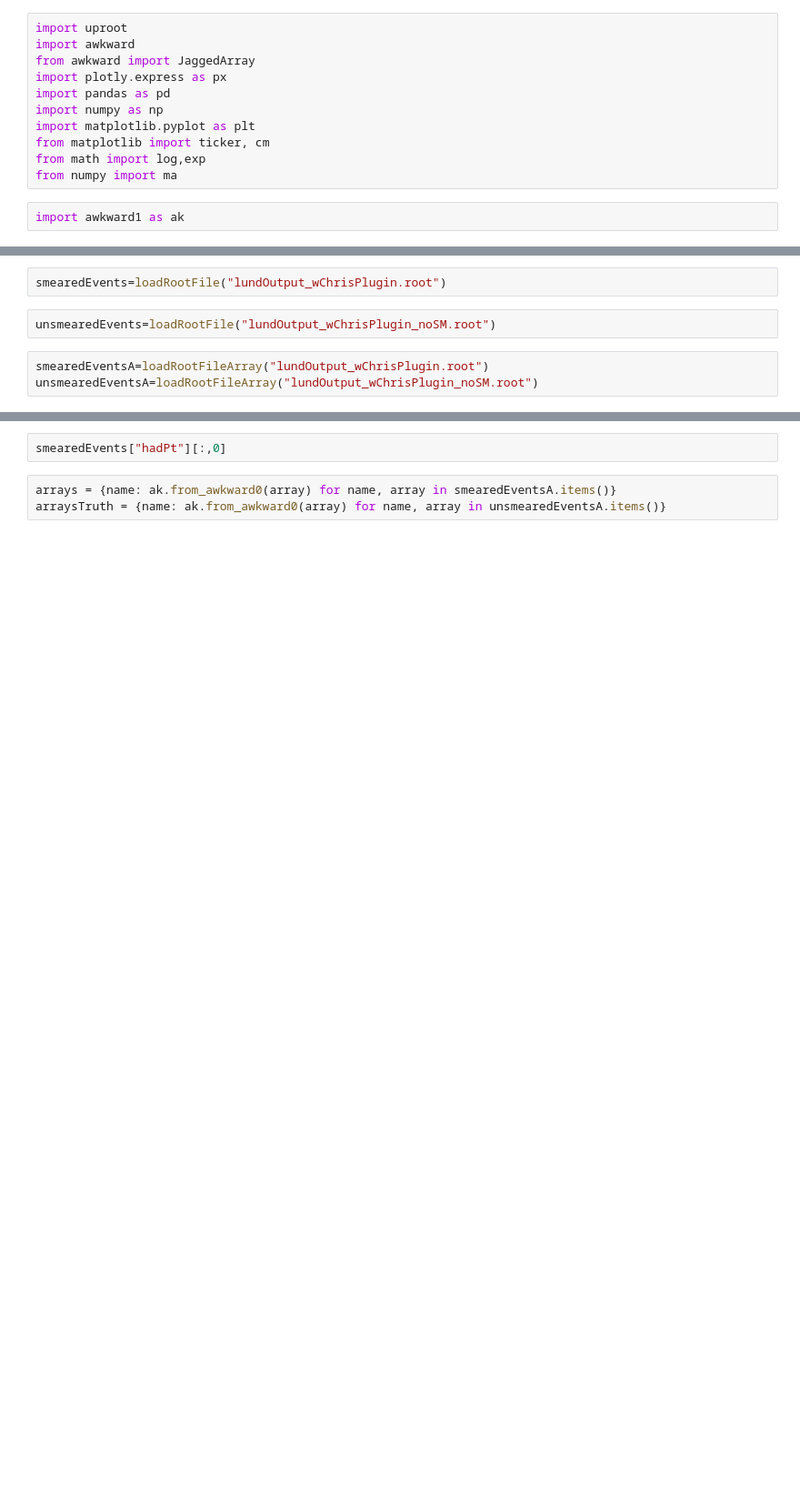
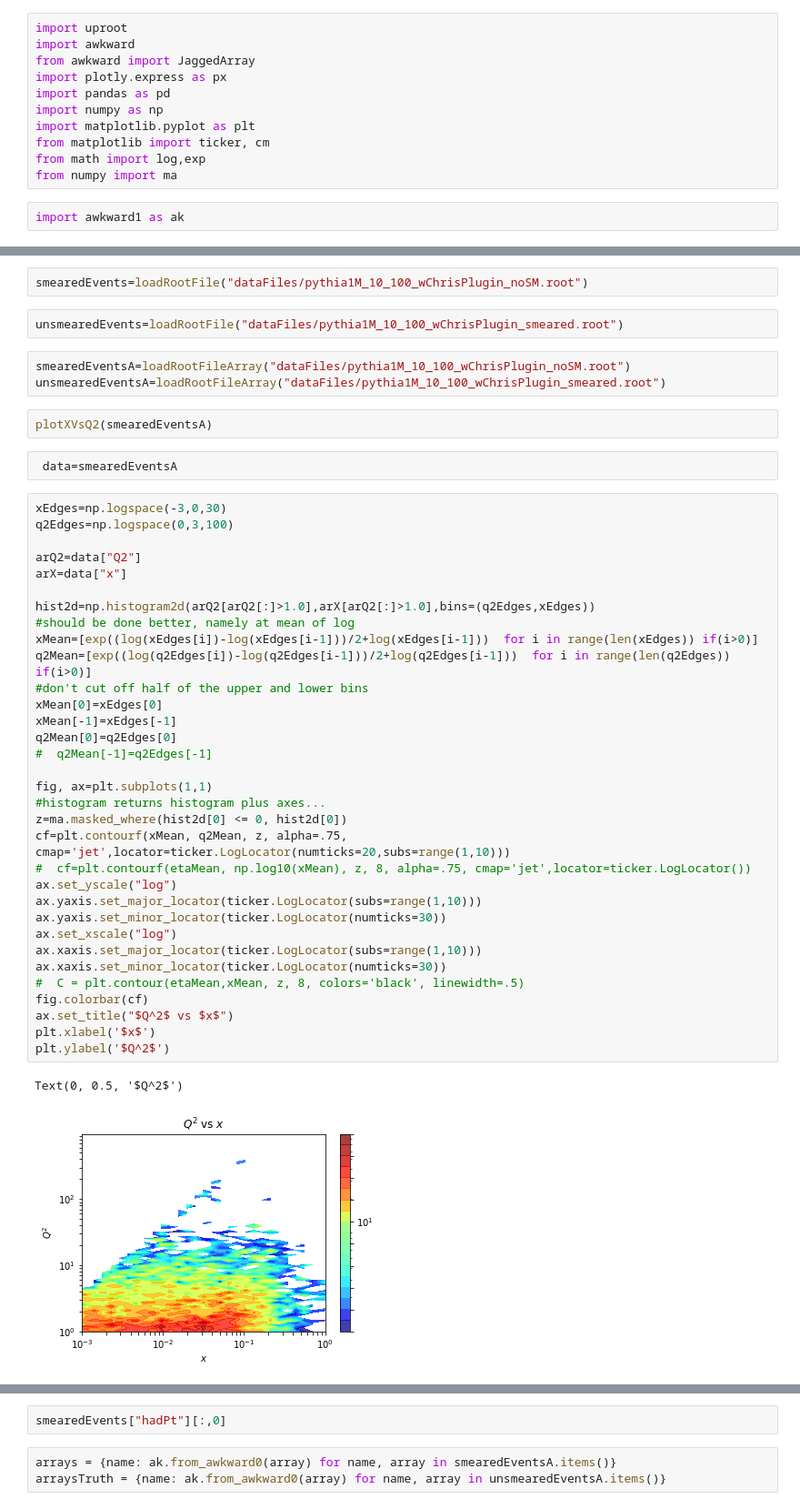
Before and after one commit to avossen/EICDiHads, a Jupyter notebook: ProducePlots.ipynb, the cells around one changed output, grey strips where cells are left out. Shown: that part at 91% size. Cells and saved outputs as stored; diff of their text form; blank space fills up the shorter version.

```diff
--- a/ProducePlots.ipynb
+++ b/ProducePlots.ipynb
@@ -18,7 +18,47 @@ Welcome to JupyROOT 6.20/02
 # %%
-smearedEvents=loadRootFile("lundOutput_wChrisPlugin.root")
+smearedEvents=loadRootFile("dataFiles/pythia1M_10_100_wChrisPlugin_noSM.root")
 # %%
-unsmearedEvents=loadRootFile("lundOutput_wChrisPlugin_noSM.root")
+unsmearedEvents=loadRootFile("dataFiles/pythia1M_10_100_wChrisPlugin_smeared.root")
 # %%
-smearedEventsA=loadRootFileArray("lundOutput_wChrisPlugin.root")
-unsmearedEventsA=loadRootFileArray("lundOutput_wChrisPlugin_noSM.root")
+smearedEventsA=loadRootFileArray("dataFiles/pythia1M_10_100_wChrisPlugin_noSM.root")
+unsmearedEventsA=loadRootFileArray("dataFiles/pythia1M_10_100_wChrisPlugin_smeared.root")
+# %%
+plotXVsQ2(smearedEventsA)
+# %%
+ data=smearedEventsA
+# %%
+xEdges=np.logspace(-3,0,30)
+q2Edges=np.logspace(0,3,100)
+
+arQ2=data["Q2"]
+arX=data["x"]
+
+hist2d=np.histogram2d(arQ2[arQ2[:]>1.0],arX[arQ2[:]>1.0],bins=(q2Edges,xEdges))
+#should be done better, namely at mean of log
+xMean=[exp((log(xEdges[i])-log(xEdges[i-1]))/2+log(xEdges[i-1]))  for i in range(len(xEdges)) if(i>0)]
+q2Mean=[exp((log(q2Edges[i])-log(q2Edges[i-1]))/2+log(q2Edges[i-1]))  for i in range(len(q2Edges)) if(i>0)]
+#don't cut off half of the upper and lower bins
+xMean[0]=xEdges[0]
+xMean[-1]=xEdges[-1]
+q2Mean[0]=q2Edges[0]
+#  q2Mean[-1]=q2Edges[-1]
+
+fig, ax=plt.subplots(1,1)
+#histogram returns histogram plus axes...
+z=ma.masked_where(hist2d[0] <= 0, hist2d[0])
+cf=plt.contourf(xMean, q2Mean, z, alpha=.75, cmap='jet',locator=ticker.LogLocator(numticks=20,subs=range(1,10)))
+#  cf=plt.contourf(etaMean, np.log10(xMean), z, 8, alpha=.75, cmap='jet',locator=ticker.LogLocator())
+ax.set_yscale("log")
+ax.yaxis.set_major_locator(ticker.LogLocator(subs=range(1,10)))
+ax.yaxis.set_minor_locator(ticker.LogLocator(numticks=30))
+ax.set_xscale("log")
+ax.xaxis.set_major_locator(ticker.LogLocator(subs=range(1,10)))
+ax.xaxis.set_minor_locator(ticker.LogLocator(numticks=30))
+#  C = plt.contour(etaMean,xMean, z, 8, colors='black', linewidth=.5)
+fig.colorbar(cf)
+ax.set_title("$Q^2$ vs $x$")
+plt.xlabel('$x$')
+plt.ylabel('$Q^2$')
+# %% [output]
+Text(0, 0.5, '$Q^2$')
+[figure, added]
```
Also changed, not shown: parts of 11 cells of this notebook, 9 other files.
